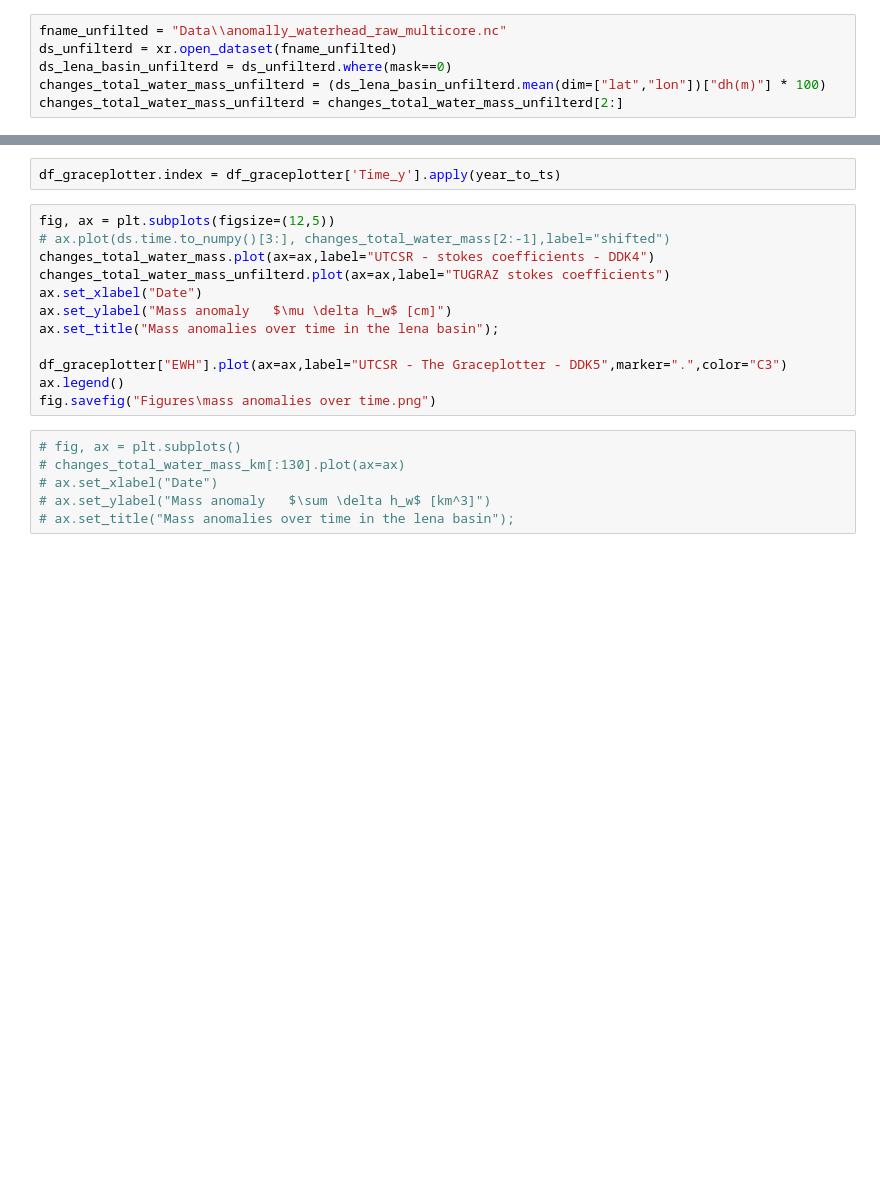
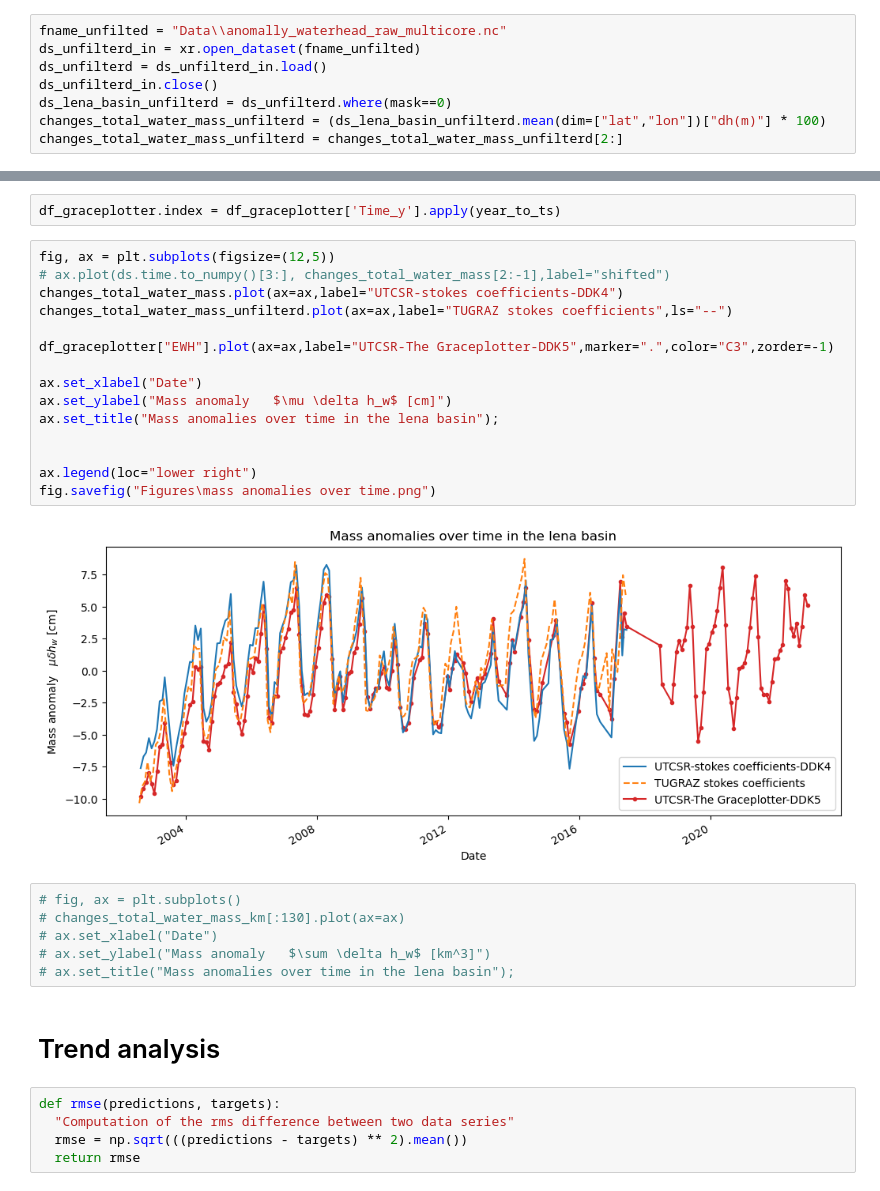
Before and after one commit to Daafip/gravity-anomalies-lena-basin, a Jupyter notebook: Project_grace_filtered.ipynb, the cells around one changed output, grey strips where cells are left out. Saved outputs shown, nothing was run; the diff lists cells and outputs as text; blank space fills up the shorter version.

```diff
--- a/Project_grace_filtered.ipynb
+++ b/Project_grace_filtered.ipynb
@@ -408,7 +453,9 @@ changes_total_water_mass = changes_total_water_mass[2:]
 Repeat but for unfiltered stoke coefficients
 # %%
 fname_unfilted = "Data\\anomally_waterhead_raw_multicore.nc"
-ds_unfilterd = xr.open_dataset(fname_unfilted)
+ds_unfilterd_in = xr.open_dataset(fname_unfilted)
+ds_unfilterd = ds_unfilterd_in.load()
+ds_unfilterd_in.close()
 ds_lena_basin_unfilterd = ds_unfilterd.where(mask==0)
 changes_total_water_mass_unfilterd = (ds_lena_basin_unfilterd.mean(dim=["lat","lon"])["dh(m)"] * 100)
 changes_total_water_mass_unfilterd = changes_total_water_mass_unfilterd[2:]
@@ -451,18 +502,30 @@ df_graceplotter.index = df_graceplotter['Time_y'].apply(year_to_ts)
 # %%
 fig, ax = plt.subplots(figsize=(12,5))
 # ax.plot(ds.time.to_numpy()[3:], changes_total_water_mass[2:-1],label="shifted")
-changes_total_water_mass.plot(ax=ax,label="UTCSR - stokes coefficients - DDK4")
-changes_total_water_mass_unfilterd.plot(ax=ax,label="TUGRAZ stokes coefficients")
+changes_total_water_mass.plot(ax=ax,label="UTCSR-stokes coefficients-DDK4")
+changes_total_water_mass_unfilterd.plot(ax=ax,label="TUGRAZ stokes coefficients",ls="--")
+
+df_graceplotter["EWH"].plot(ax=ax,label="UTCSR-The Graceplotter-DDK5",marker=".",color="C3",zorder=-1)
+
 ax.set_xlabel("Date")
 ax.set_ylabel("Mass anomaly   $\mu \delta h_w$ [cm]")
 ax.set_title("Mass anomalies over time in the lena basin");
 
-df_graceplotter["EWH"].plot(ax=ax,label="UTCSR - The Graceplotter - DDK5",marker=".",color="C3")
-ax.legend()
+
+ax.legend(loc="lower right")
 fig.savefig("Figures\mass anomalies over time.png")
+# %% [output]
+[figure, added]
 # %%
 # fig, ax = plt.subplots()
 # changes_total_water_mass_km[:130].plot(ax=ax)
 # ax.set_xlabel("Date")
 # ax.set_ylabel("Mass anomaly   $\sum \delta h_w$ [km^3]")
 # ax.set_title("Mass anomalies over time in the lena basin");
+# %% [markdown]
+# Trend analysis
+# %%
+def rmse(predictions, targets):
+  "Computation of the rms difference between two data series"
+  rmse = np.sqrt(((predictions - targets) ** 2).mean())
+  return rmse
```
Also changed, not shown: parts of 140 cells of this notebook, 43 other files.
